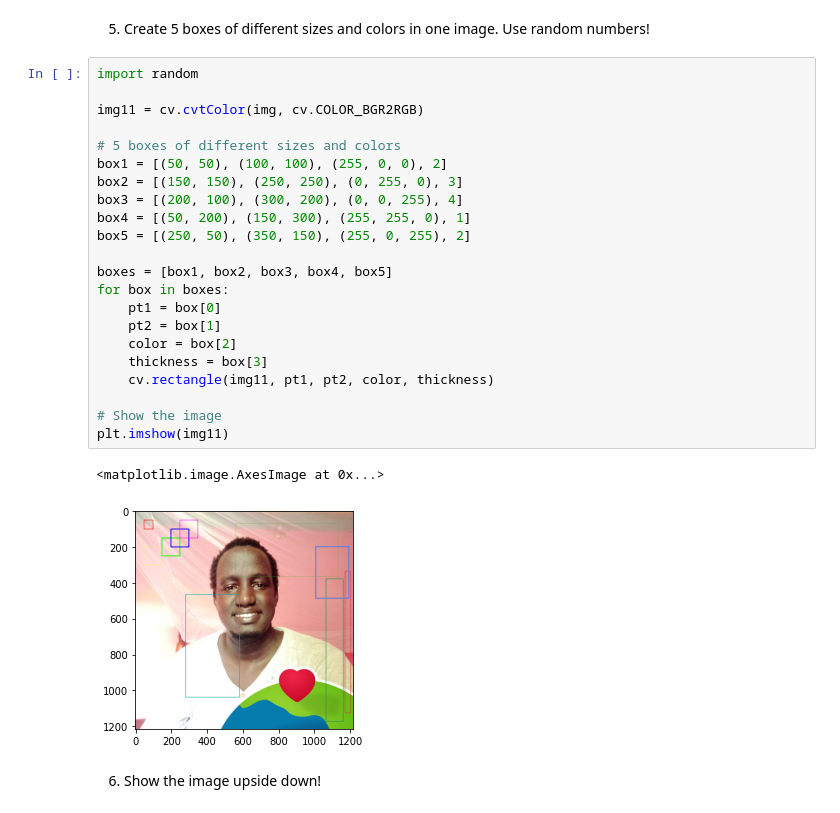
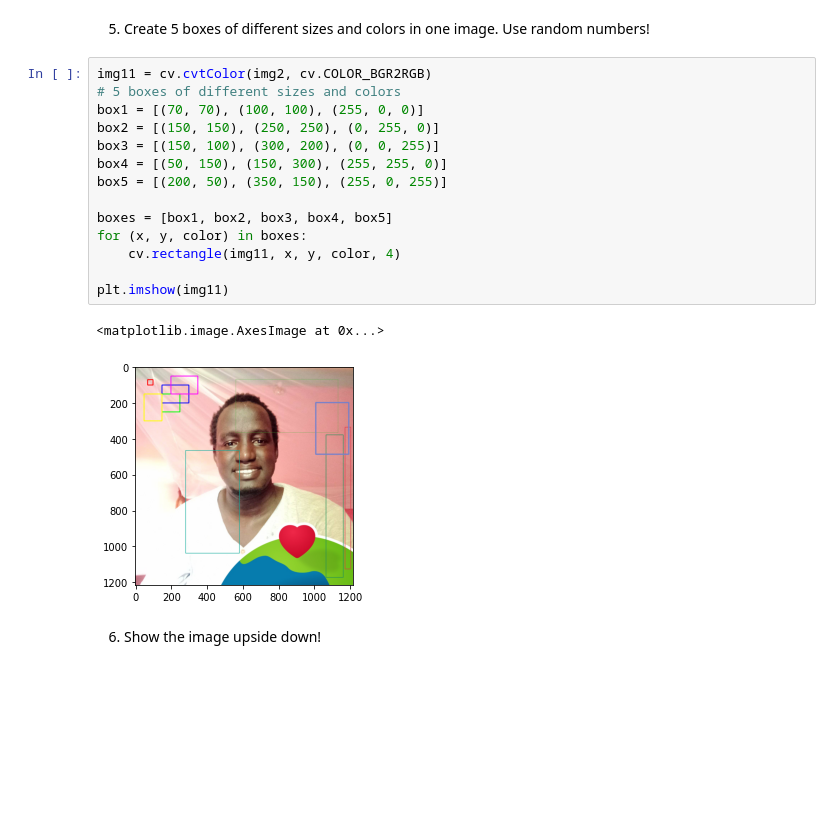
Before and after one commit to chanpaulamol/Image_Processing_Computer_Vision, a Jupyter notebook: Week2.ipynb, the cells around one changed output. Saved outputs shown, nothing was run; the diff lists cells and outputs as text; blank space fills up the shorter version.

```diff
--- a/Week2.ipynb
+++ b/Week2.ipynb
@@ -204,30 +204,22 @@ plt.imshow(reduced_img10)
 # %% [markdown]
 5. Create 5 boxes of different sizes and colors in one image. Use random numbers!
 # %%
-import random
-
-img11 = cv.cvtColor(img, cv.COLOR_BGR2RGB)
-
+img11 = cv.cvtColor(img2, cv.COLOR_BGR2RGB)
 # 5 boxes of different sizes and colors
-box1 = [(50, 50), (100, 100), (255, 0, 0), 2]
-box2 = [(150, 150), (250, 250), (0, 255, 0), 3]
-box3 = [(200, 100), (300, 200), (0, 0, 255), 4]
-box4 = [(50, 200), (150, 300), (255, 255, 0), 1]
-box5 = [(250, 50), (350, 150), (255, 0, 255), 2]
+box1 = [(70, 70), (100, 100), (255, 0, 0)]
+box2 = [(150, 150), (250, 250), (0, 255, 0)]
+box3 = [(150, 100), (300, 200), (0, 0, 255)]
+box4 = [(50, 150), (150, 300), (255, 255, 0)]
+box5 = [(200, 50), (350, 150), (255, 0, 255)]
 
 boxes = [box1, box2, box3, box4, box5]
-for box in boxes:
-    pt1 = box[0]
-    pt2 = box[1]
-    color = box[2]
-    thickness = box[3]
-    cv.rectangle(img11, pt1, pt2, color, thickness)
+for (x, y, color) in boxes:
+    cv.rectangle(img11, x, y, color, 4)
 
-# Show the image
 plt.imshow(img11)
 # %% [output]
 <matplotlib.image.AxesImage at 0x...>
-[figure, old version]
+[figure, new version]
 # %% [markdown]
 6. Show the image upside down!
 # %%
```
Also changed, not shown: parts of 1 cell of this notebook.
